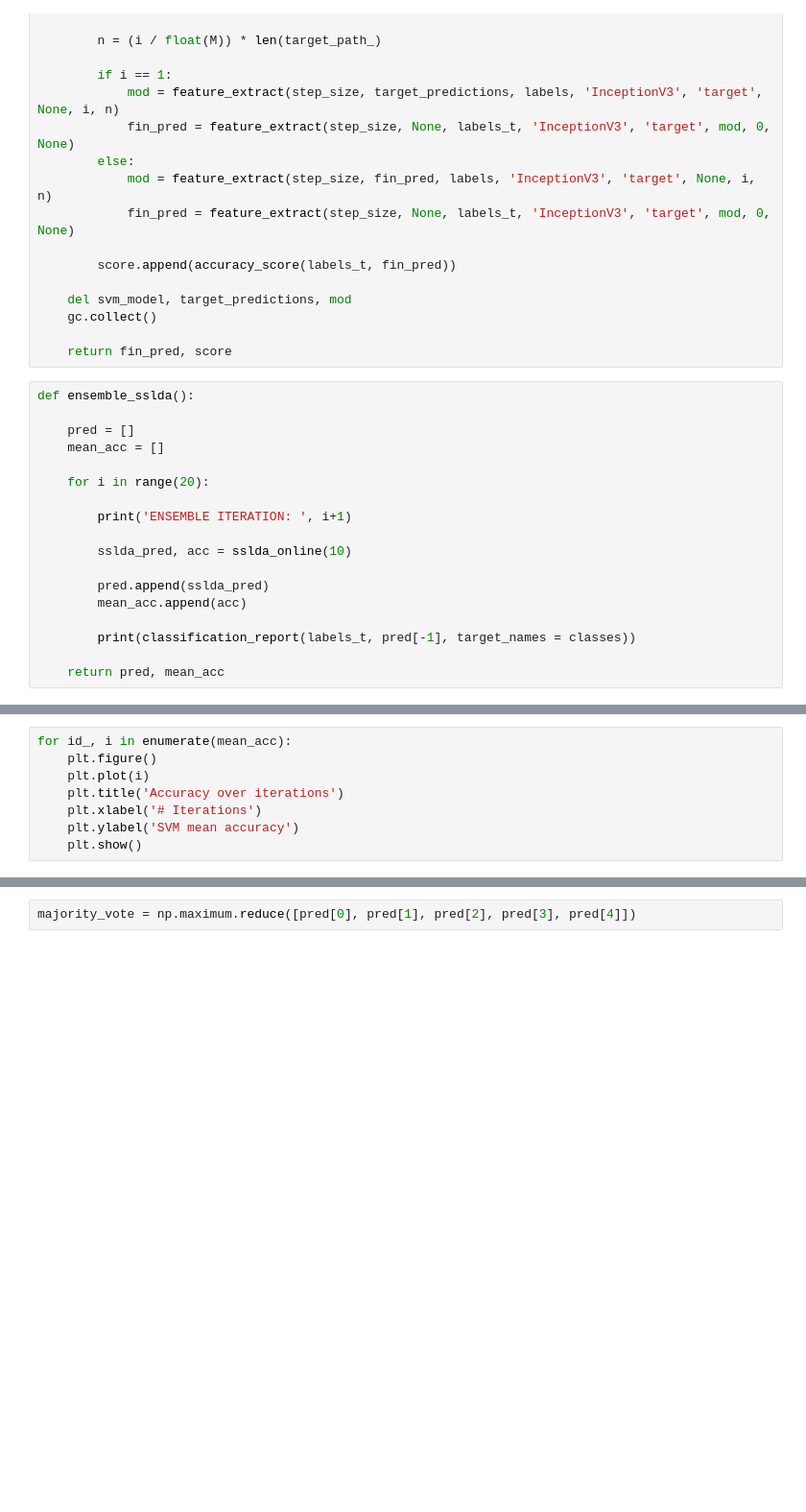
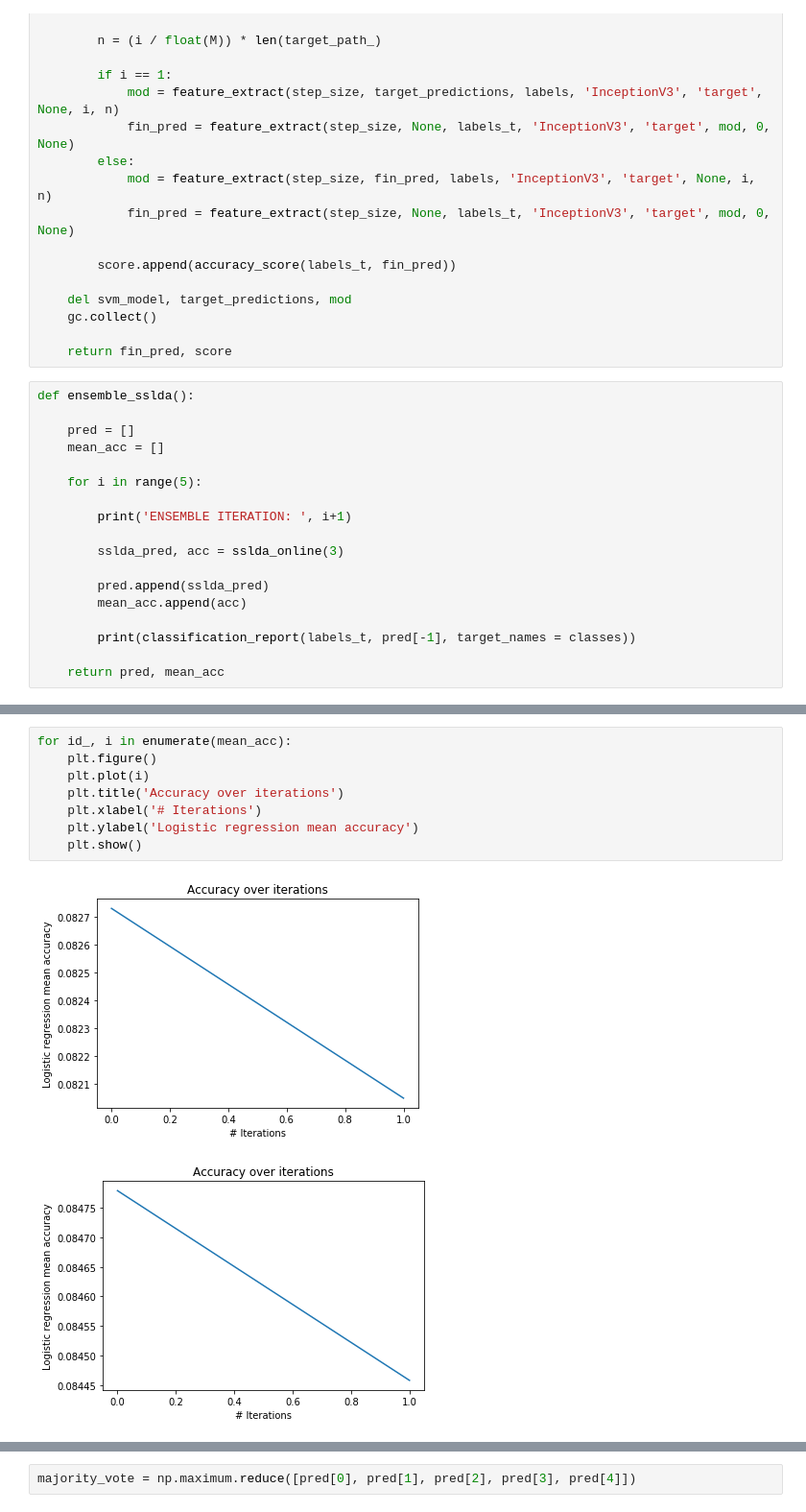
Before and after one commit to aumkar22/Domain-Adaptation-Internship, a Jupyter notebook: notebooks/sslda_online_learning_logreg_inception.ipynb, the cells around one changed output, grey strips where cells are left out. Shown at 96% size. Saved outputs shown, nothing was run; the diff lists cells and outputs as text; blank space fills up the shorter version.

Commit message:
SSLDA with online learning (logreg with Inception)

```diff
--- a/notebooks/sslda_online_learning_logreg_inception.ipynb
+++ b/notebooks/sslda_online_learning_logreg_inception.ipynb
@@ -637,11 +649,11 @@ def ensemble_sslda():
     pred = []
     mean_acc = []
 
-    for i in range(20):
+    for i in range(5):
 
         print('ENSEMBLE ITERATION: ', i+1)
 
-        sslda_pred, acc = sslda_online(10)
+        sslda_pred, acc = sslda_online(3)
 
         pred.append(sslda_pred)
         mean_acc.append(acc)
@@ -654,8 +684,11 @@ pred, mean_acc = ensemble_sslda()
 # %%
 for id_, i in enumerate(mean_acc):
     plt.figure()
     plt.plot(i)
     plt.title('Accuracy over iterations')
     plt.xlabel('# Iterations')
-    plt.ylabel('SVM mean accuracy')
+    plt.ylabel('Logistic regression mean accuracy')
     plt.show()
+# %% [output]
+[figure, added]
+[figure, added]
```
Also changed, not shown: parts of 10 cells of this notebook.
